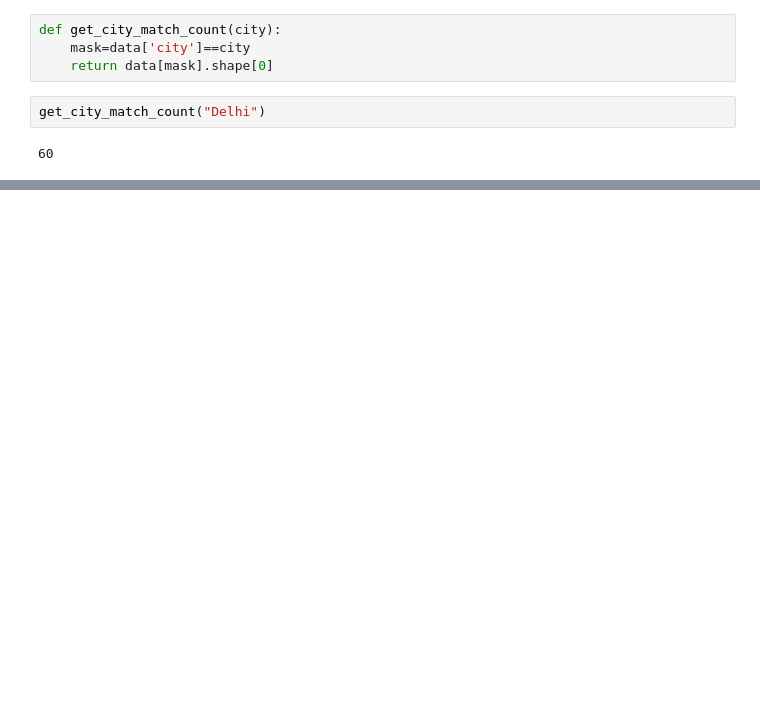
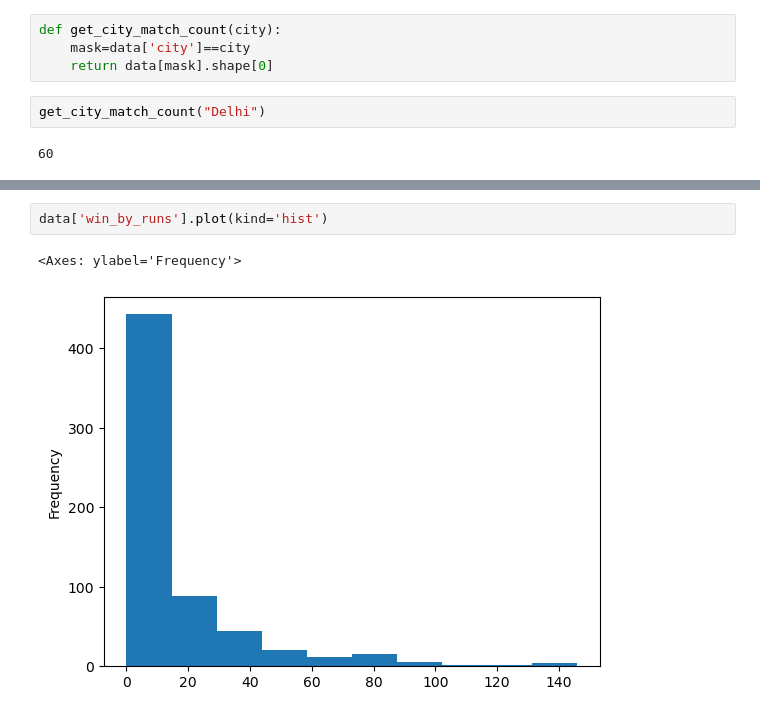
Before and after one commit to Aashish-Raghav/Machine-Learning, a Jupyter notebook: Juypter/Pandas.ipynb, the cells around one changed output, grey strips where cells are left out. Cells and saved outputs as stored; diff of their text form; blank space fills up the shorter version.

```diff
--- a/Juypter/Pandas.ipynb
+++ b/Juypter/Pandas.ipynb
@@ -107,0 +147,5 @@ get_city_match_count("Delhi")
+# %%
+data['win_by_runs'].plot(kind='hist')
+# %% [output]
+<Axes: ylabel='Frequency'>
+[figure, added]
```
Also changed, not shown: parts of 5 cells of this notebook.
